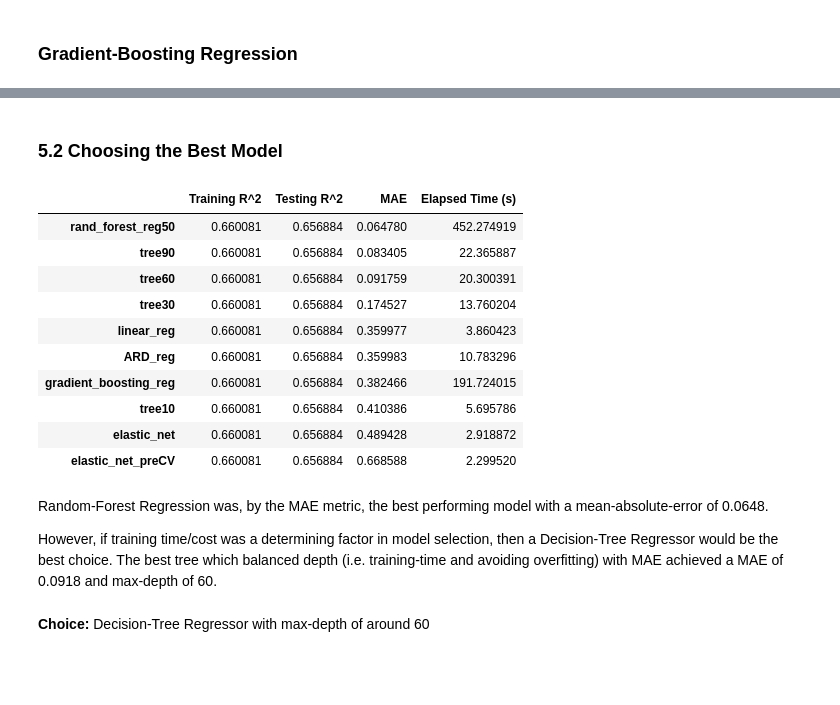
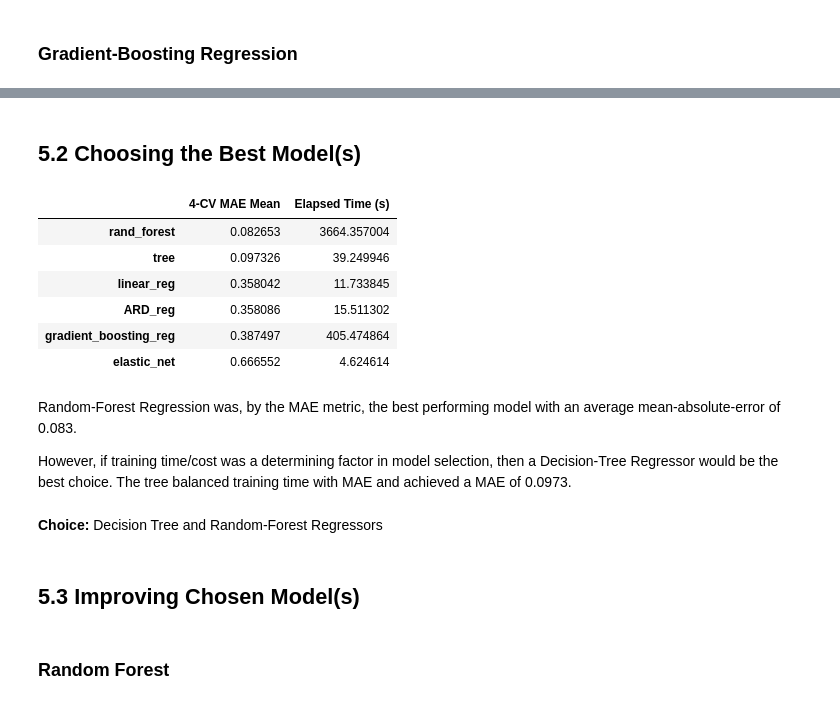
Before and after one commit to noahscantron/Springboard, a Jupyter notebook: Capstone Projects/Capstone_2_WalmartSalesForecasting/Capstone_2_WalmartSalesForecasting.ipynb, the cells around one changed output, grey strips where cells are left out. Cells and saved outputs as stored; diff of their text form; code cells hidden in the pictures; blank space fills up the shorter version.

Commit message:
Update Walmart Sales Forecasting capstone, modeling

```diff
--- a/Capstone Projects/Capstone_2_WalmartSalesForecasting/Capstone_2_WalmartSalesForecasting.ipynb
+++ b/Capstone Projects/Capstone_2_WalmartSalesForecasting/Capstone_2_WalmartSalesForecasting.ipynb
@@ -897,24 +834,23 @@ runModelReturnPerformance('gradient_boosting_reg', gradient_boosting_reg)
 # %% [markdown]
-<a id='Choosing_the_Best_Model'></a>
-### 5.2 Choosing the Best Model
+<a id='Choosing_the_Best_Model(s)'></a>
+## 5.2 Choosing the Best Model(s)
 # %%
-model_performance_df = pd.DataFrame(model_performance_dict).T.sort_values('MAE')
+model_performance_df = pd.DataFrame(model_performance_dict).T.sort_values('4-CV MAE Mean')
 model_performance_df
 # %% [output]
-|  | Training R^2 | Testing R^2 | MAE | Elapsed Time (s) |
-| rand_forest_reg50 | 0.660081 | 0.656884 | 0.064780 | 452.274919 |
-| tree90 | 0.660081 | 0.656884 | 0.083405 | 22.365887 |
-| tree60 | 0.660081 | 0.656884 | 0.091759 | 20.300391 |
-| tree30 | 0.660081 | 0.656884 | 0.174527 | 13.760204 |
-| linear_reg | 0.660081 | 0.656884 | 0.359977 | 3.860423 |
-| ARD_reg | 0.660081 | 0.656884 | 0.359983 | 10.783296 |
-| gradient_boosting_reg | 0.660081 | 0.656884 | 0.382466 | 191.724015 |
-| tree10 | 0.660081 | 0.656884 | 0.410386 | 5.695786 |
-| elastic_net | 0.660081 | 0.656884 | 0.489428 | 2.918872 |
-| elastic_net_preCV | 0.660081 | 0.656884 | 0.668588 | 2.299520 |
+|  | 4-CV MAE Mean | Elapsed Time (s) |
+| rand_forest | 0.082653 | 3664.357004 |
+| tree | 0.097326 | 39.249946 |
+| linear_reg | 0.358042 | 11.733845 |
+| ARD_reg | 0.358086 | 15.511302 |
+| gradient_boosting_reg | 0.387497 | 405.474864 |
+| elastic_net | 0.666552 | 4.624614 |
 # %% [markdown]
-Random-Forest Regression was, by the MAE metric, the best performing model with a mean-absolute-error of 0.0648.
+Random-Forest Regression was, by the MAE metric, the best performing model with an average mean-absolute-error of 0.083.
 
-However, if training time/cost was a determining factor in model selection, then a Decision-Tree Regressor would be the best choice. The best tree which balanced depth (i.e. training-time and avoiding overfitting) with MAE achieved a MAE of 0.0918 and max-depth of 60.
+However, if training time/cost was a determining factor in model selection, then a Decision-Tree Regressor would be the best choice. The tree balanced training time with MAE and achieved a MAE of 0.0973.
 # %% [markdown]
-<b>Choice:</b> Decision-Tree Regressor with max-depth of around 60
+<b>Choice:</b> Decision Tree and Random-Forest Regressors
+# %% [markdown]
+<a id='Improving_Chosen_Model(s)'></a>
+## 5.3 Improving Chosen Model(s)
@@ -920,0 +859,2 @@ However, if training time/cost was a determining factor in model selection, then
+# %% [markdown]
+### Random Forest
```
Also changed, not shown: parts of 46 cells of this notebook.
